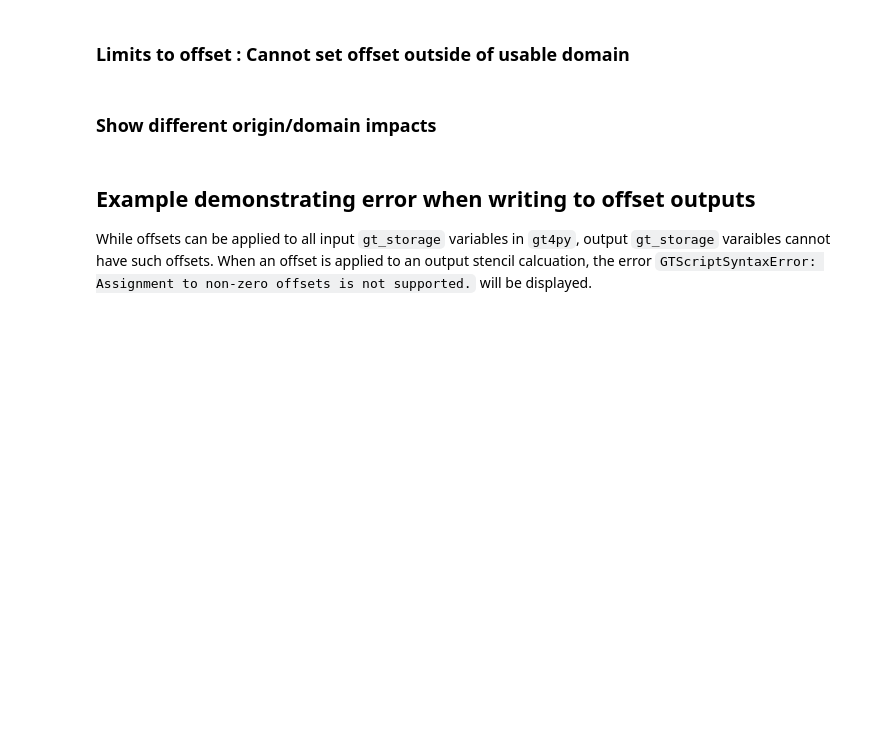
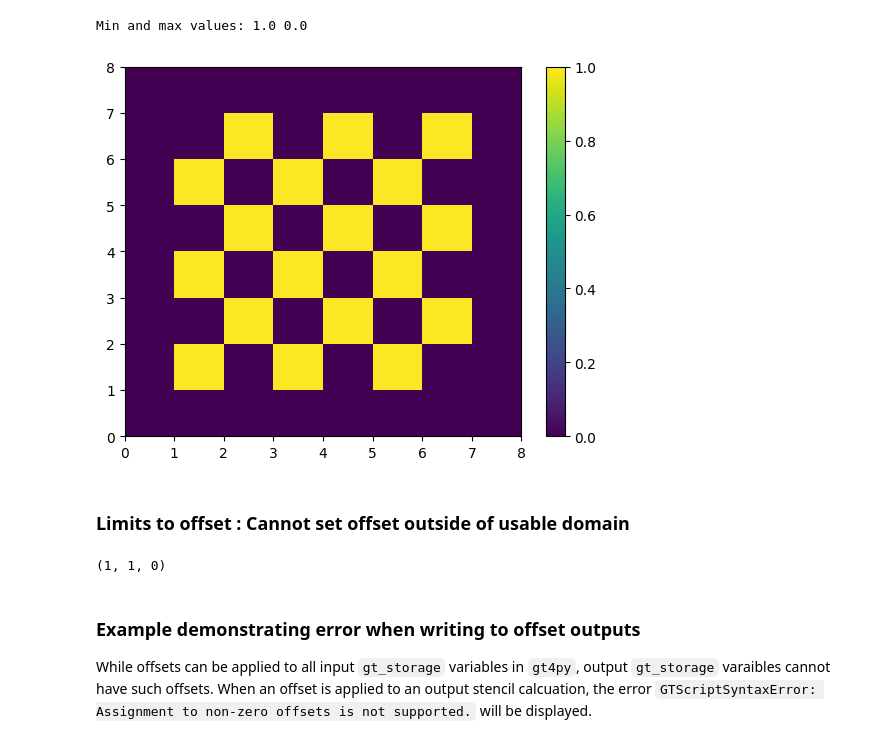
Before and after one commit to NOAA-GFDL/NDSL, a Jupyter notebook: examples/gt4py/02_oo_gt4py.ipynb, the cells around one changed output. Drawn from its saved outputs; the diff is of its cells as text; code cells hidden in the pictures; blank space fills up the shorter version.

```diff
--- a/examples/gt4py/02_oo_gt4py.ipynb
+++ b/examples/gt4py/02_oo_gt4py.ipynb
@@ -135,13 +155,39 @@ plot_field_at_k0(qty_out)
 # %%
-plot_field_at_k0(qty_out)
 copy_field_offset(qty_in, qty_out)
 plot_field_at_k0(qty_out)
+# %% [output]
+Min and max values: 1.0 0.0
+[figure, added]
 # %% [markdown]
-### Limits to offset : Cannot set offset outside of usable domain
+### **Limits to offset : Cannot set offset outside of usable domain**
-# %% [markdown]
-### Show different origin/domain impacts
+# %%
+def copy_field_offset_stencil(field_in: FloatField, field_out: FloatField):
+    with computation(PARALLEL), interval(...):
+        field_out = field_in[J-2]
+
+class CopyFieldOffset:
+    def __init__(self, stencil_factory: StencilFactory):
+        grid_indexing = stencil_factory.grid_indexing
+        self._copy_field_offset = stencil_factory.from_origin_domain(
+            copy_field_offset_stencil,
+            origin=grid_indexing.origin_compute(),
+            domain=grid_indexing.domain_compute(),
+        )
+
+    def __call__(
+        self,
+        field_in: FloatField,
+        field_out: FloatField,
+    ):
+        self._copy_field_offset(field_in, field_out)
+
+copy_field_offset = CopyFieldOffset(stencil_factory)
+
+copy_field_offset(qty_in, qty_out)
+# %% [output]
+(1, 1, 0)
 # %% [markdown]
-## Example demonstrating error when writing to offset outputs
+### **Example demonstrating error when writing to offset outputs**
 
 While offsets can be applied to all input `gt_storage` variables in `gt4py`, output `gt_storage` varaibles cannot have such offsets.  When an offset is applied to an output stencil calcuation, the error `GTScriptSyntaxError: Assignment to non-zero offsets is not supported.` will be displayed.
 # %%
```
Also changed, not shown: parts of 15 cells of this notebook, 1 other file.
